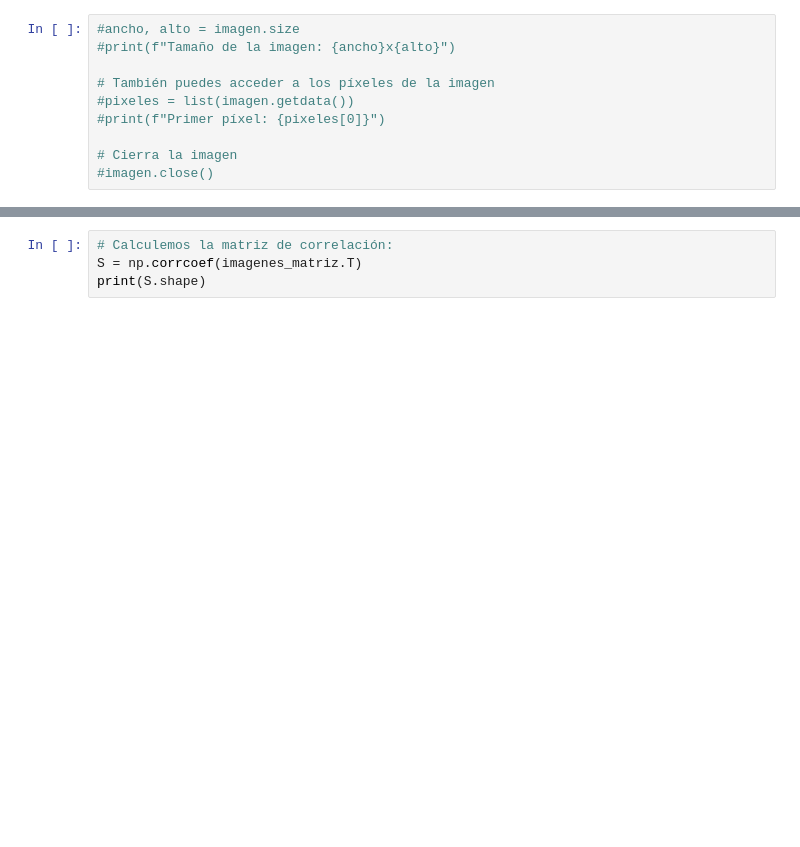
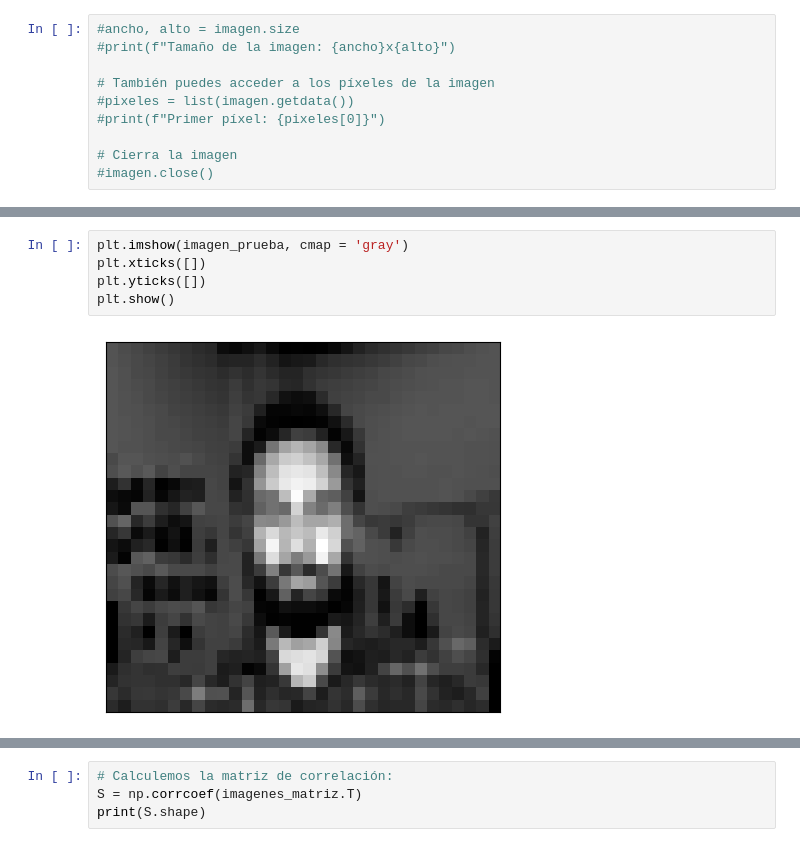
Before and after one commit to DataMastersUN/FA_T3, a Jupyter notebook: Trabajo_3.ipynb, the cells around one changed output, grey strips where cells are left out. Saved outputs shown, nothing was run; the diff lists cells and outputs as text; blank space fills up the shorter version.

```diff
--- a/Trabajo_3.ipynb
+++ b/Trabajo_3.ipynb
@@ -75,0 +124,7 @@ Se encontraron 624 imágenes PGM.
+# %%
+plt.imshow(imagen_prueba, cmap = 'gray')
+plt.xticks([])
+plt.yticks([])
+plt.show()
+# %% [output]
+[figure, added]
```
Also changed, not shown: parts of 17 cells of this notebook.
